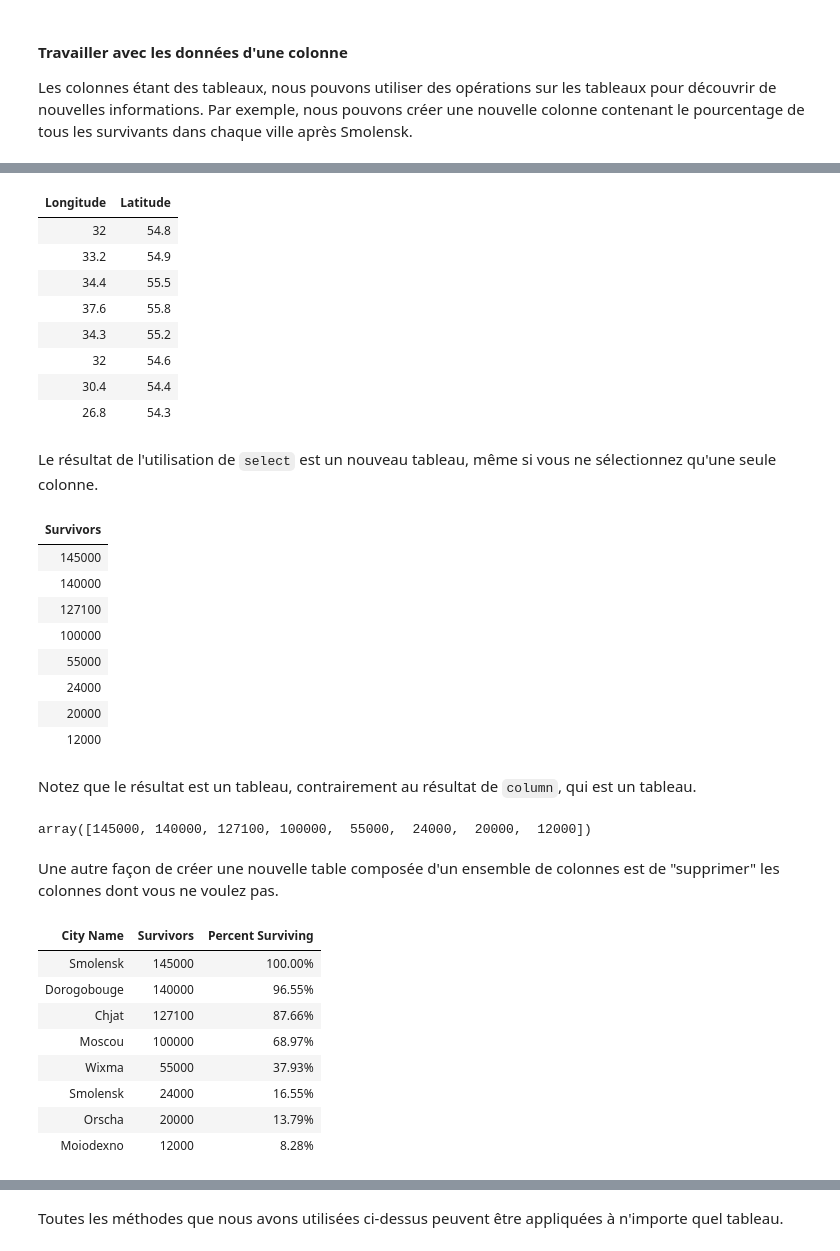
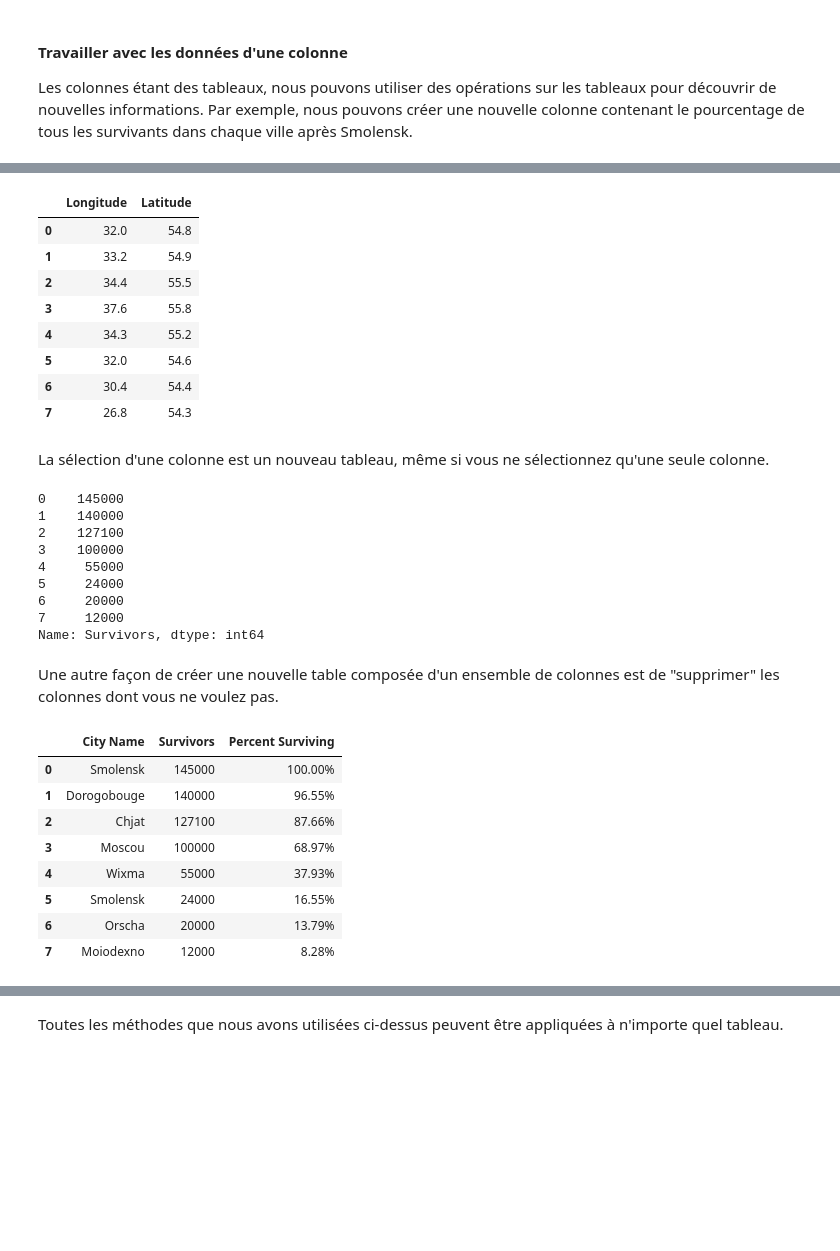
Before and after one commit to Thomas-Schatz/L1_Descartes_sciences_des_donnees, a Jupyter notebook: notes_de_cours/Séance1_CM.ipynb, the cells around one changed output, grey strips where cells are left out. Cells and saved outputs as stored; diff of their text form; code cells hidden in the pictures; blank space fills up the shorter version.

```diff
--- a/notes_de_cours/Séance1_CM.ipynb
+++ b/notes_de_cours/Séance1_CM.ipynb
@@ -654,6 +656,6 @@ minard
 # %% [markdown]
 Il est courant d'attribuer le nom original `minard` à la nouvelle table, de sorte que toutes les utilisations futures de `minard` fassent référence à la table réétiquetée.
 # %%
-minard = minard.relabeled('City', 'City Name')
+minard = minard.rename(columns={'City': 'City Name'})
 minard
 # %% [output]
@@ -695,9 +713,7 @@ minard.column(4).item(5)
 
 Les colonnes étant des tableaux, nous pouvons utiliser des opérations sur les tableaux pour découvrir de nouvelles informations. Par exemple, nous pouvons créer une nouvelle colonne contenant le pourcentage de tous les survivants dans chaque ville après Smolensk.
 # %%
-initial = minard.column('Survivors').item(0)
-minard = minard.with_columns(
-    'Percent Surviving', minard.column('Survivors')/initial
-)
+initial = minard['Survivors'][0]
+minard['Percent Surviving'] = minard['Survivors']/initial
 minard
 # %% [output]
@@ -715,3 +731,4 @@ Pour que les proportions dans les nouvelles colonnes apparaissent sous forme de
 # %%
-minard.set_format('Percent Surviving', PercentFormatter)
+minard['Percent Surviving'] = minard['Percent Surviving'].map('{:,.2%}'.format)
+minard
 # %% [output]
@@ -745,47 +762,41 @@ La même sélection peut être effectuée en utilisant des indices de colonne au
 # %%
-minard.select(0, 1)
+minard.iloc[:,[0, 1]]
 # %% [output]
-| Longitude | Latitude |
-| 32 | 54.8 |
-| 33.2 | 54.9 |
-| 34.4 | 55.5 |
-| 37.6 | 55.8 |
-| 34.3 | 55.2 |
-| 32 | 54.6 |
-| 30.4 | 54.4 |
-| 26.8 | 54.3 |
+|  | Longitude | Latitude |
+| 0 | 32.0 | 54.8 |
+| 1 | 33.2 | 54.9 |
+| 2 | 34.4 | 55.5 |
+| 3 | 37.6 | 55.8 |
+| 4 | 34.3 | 55.2 |
+| 5 | 32.0 | 54.6 |
+| 6 | 30.4 | 54.4 |
+| 7 | 26.8 | 54.3 |
 # %% [markdown]
-Le résultat de l'utilisation de `select` est un nouveau tableau, même si vous ne sélectionnez qu'une seule colonne.
+La sélection d'une colonne est un nouveau tableau, même si vous ne sélectionnez qu'une seule colonne.
 # %%
-minard.select('Survivors')
+minard['Survivors']
 # %% [output]
-| Survivors |
-| 145000 |
-| 140000 |
-| 127100 |
-| 100000 |
-| 55000 |
-| 24000 |
-| 20000 |
-| 12000 |
+0    145000
+1    140000
+2    127100
+3    100000
+4     55000
+5     24000
+6     20000
+7     12000
+Name: Survivors, dtype: int64
-# %% [markdown]
-Notez que le résultat est un tableau, contrairement au résultat de `column`, qui est un tableau.
-# %%
-minard.column('Survivors')
-# %% [output]
-array([145000, 140000, 127100, 100000,  55000,  24000,  20000,  12000])
 # %% [markdown]
 Une autre façon de créer une nouvelle table composée d'un ensemble de colonnes est de "supprimer" les colonnes dont vous ne voulez pas.
 # %%
-minard.drop('Longitude', 'Latitude', 'Direction')
+minard.drop(columns=['Longitude', 'Latitude', 'Direction'])
 # %% [output]
-| City Name | Survivors | Percent Surviving |
-| Smolensk | 145000 | 100.00% |
-| Dorogobouge | 140000 | 96.55% |
-| Chjat | 127100 | 87.66% |
-| Moscou | 100000 | 68.97% |
-| Wixma | 55000 | 37.93% |
-| Smolensk | 24000 | 16.55% |
-| Orscha | 20000 | 13.79% |
-| Moiodexno | 12000 | 8.28% |
+|  | City Name | Survivors | Percent Surviving |
+| 0 | Smolensk | 145000 | 100.00% |
+| 1 | Dorogobouge | 140000 | 96.55% |
+| 2 | Chjat | 127100 | 87.66% |
+| 3 | Moscou | 100000 | 68.97% |
+| 4 | Wixma | 55000 | 37.93% |
+| 5 | Smolensk | 24000 | 16.55% |
+| 6 | Orscha | 20000 | 13.79% |
+| 7 | Moiodexno | 12000 | 8.28% |
 # %% [markdown]
```
Also changed, not shown: parts of 29 cells of this notebook, 1 other file.
